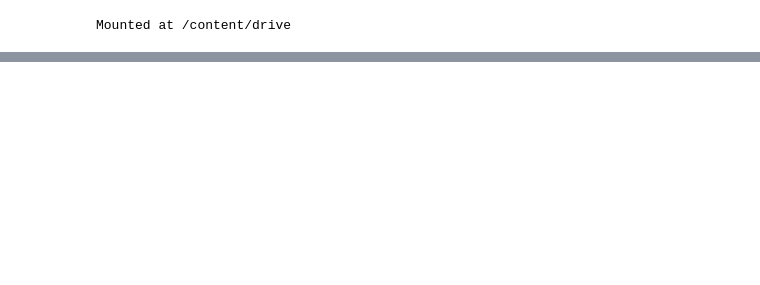
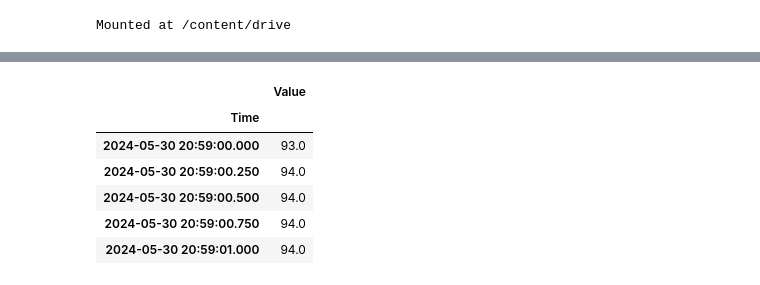
Before and after one commit to Nikhil-Rao-789/Ai-for-heath, a Jupyter notebook: Scripts/vis.ipynb, the cells around one changed output, grey strips where cells are left out. Saved outputs shown, nothing was run; the diff lists cells and outputs as text; code cells hidden in the pictures; blank space fills up the shorter version.

```diff
--- a/Scripts/vis.ipynb
+++ b/Scripts/vis.ipynb
@@ -68,0 +32,10 @@ df.head(20)
+# %%
+minSPO2 = 80
+maxSPO2 = 100
+minFlow = 70
+maxFlow = 130
+minThorac = 5
+maxThorac = 25
+dfSP02["Value"] = dfSP02["Value"].where((dfSP02["Value"] >= minSPO2) & (dfSP02["Value"] <= maxSPO2), np.nan).interpolate(method="linear")
+dfFlow["Value"] = dfFlow["Value"].where((dfFlow["Value"] >= minFlow) & (dfFlow["Value"] <= maxFlow), np.nan).interpolate(method="linear")
+dfThorac["Value"] = dfThorac["Value"].where((dfThorac["Value"] >= minThorac) & (dfThorac["Value"] <= maxThorac), np.nan).interpolate(method="linear")
@@ -68,0 +83,10 @@ df.head(20)
+# %%
+dfSP02.head(5)
+# %% [output]
+|  | Value |
+| Time |  |
+| 2024-05-30 20:59:00.000 | 93.0 |
+| 2024-05-30 20:59:00.250 | 94.0 |
+| 2024-05-30 20:59:00.500 | 94.0 |
+| 2024-05-30 20:59:00.750 | 94.0 |
+| 2024-05-30 20:59:01.000 | 94.0 |
```
Also changed, not shown: parts of 15 cells of this notebook.
